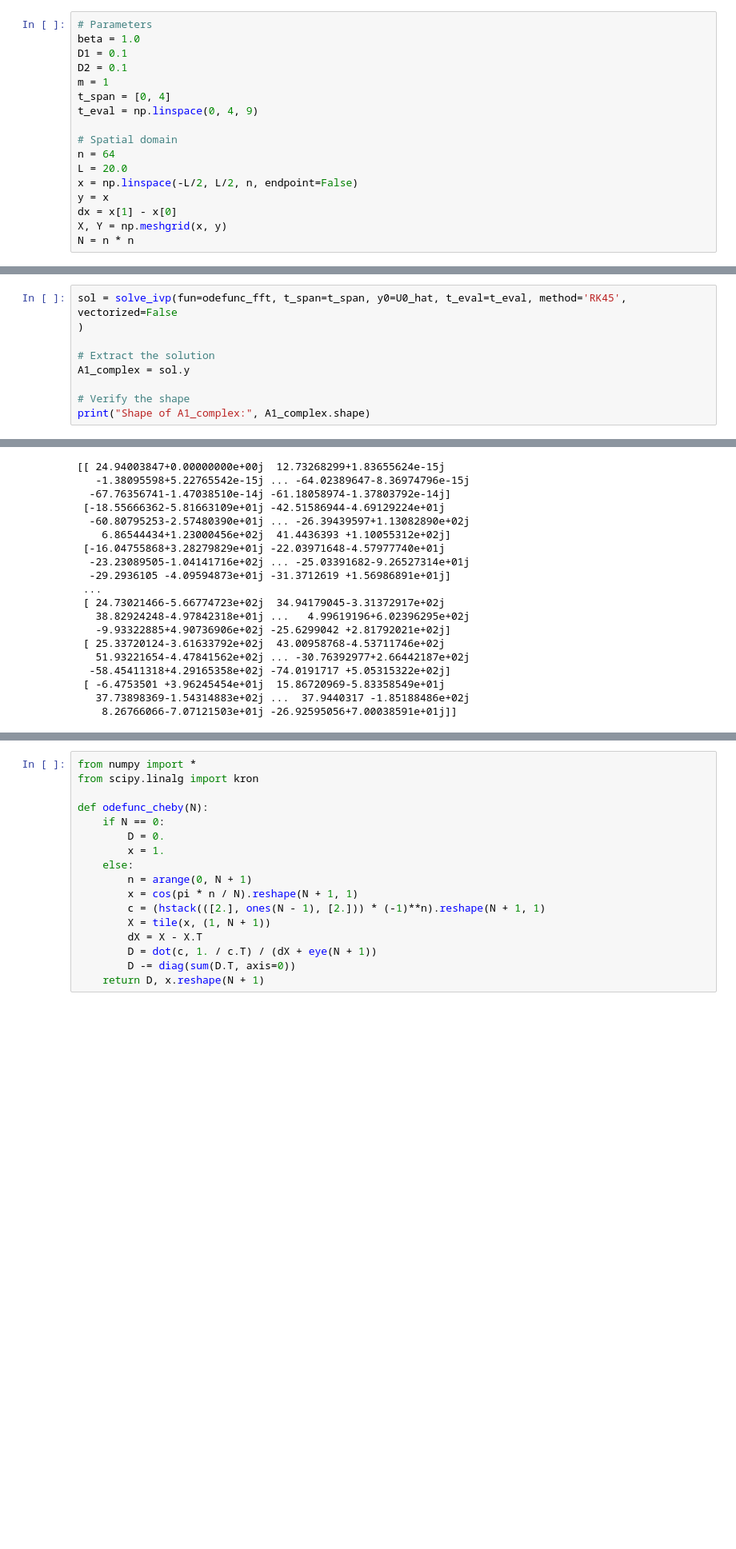
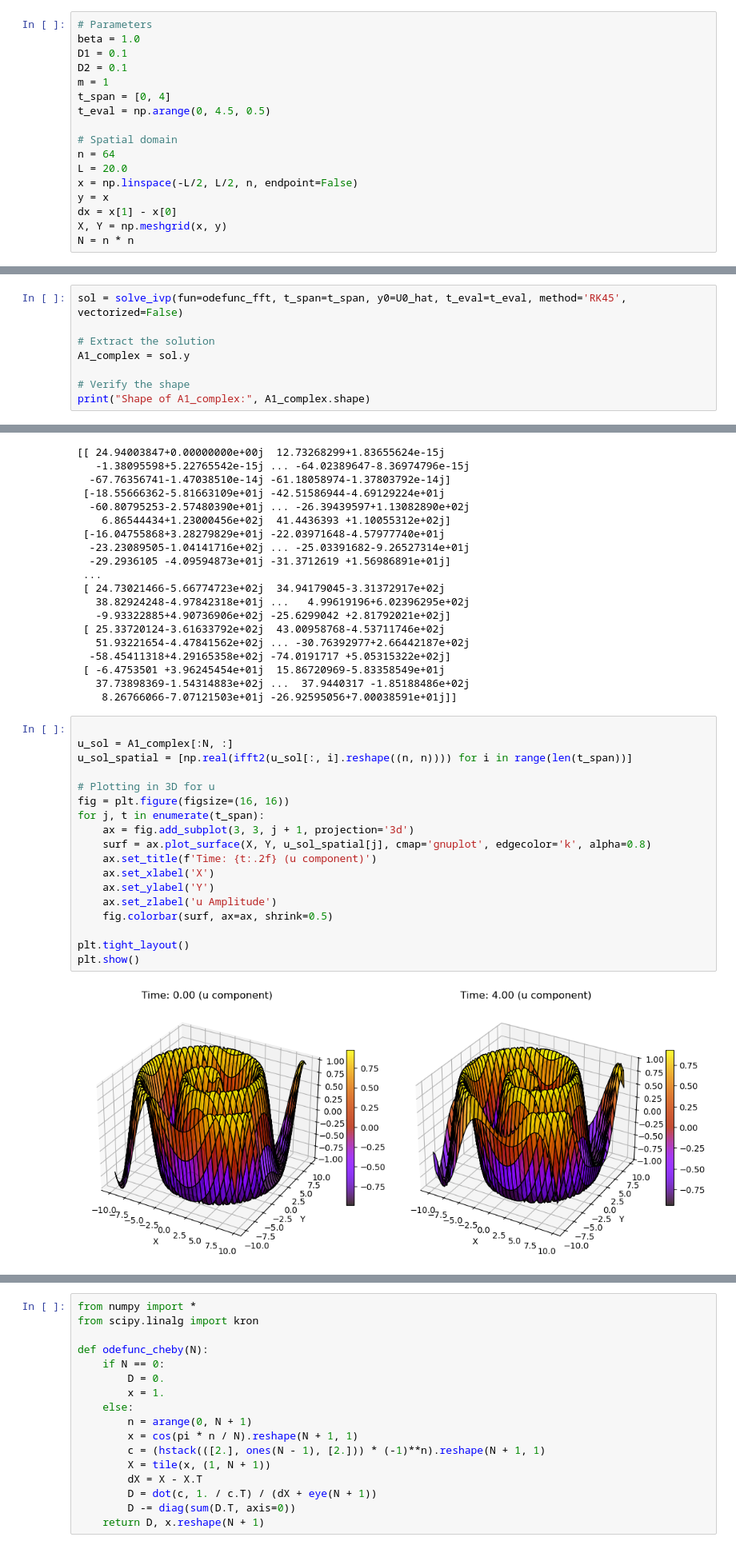
Before and after one commit to pranavrd/amath581, a Jupyter notebook: HW6/HW6.ipynb, the cells around one changed output, grey strips where cells are left out. Shown at 80% size. Drawn from its saved outputs; the diff is of its cells as text; blank space fills up the shorter version.

Commit message:
plot and movie

```diff
--- a/HW6/HW6.ipynb
+++ b/HW6/HW6.ipynb
@@ -17,7 +18,7 @@ D1 = 0.1
 D2 = 0.1
 m = 1
 t_span = [0, 4]
-t_eval = np.linspace(0, 4, 9)
+t_eval = np.arange(0, 4.5, 0.5)
 
 # Spatial domain
 n = 64
@@ -72,8 +73,7 @@ def odefunc_fft(t, Uvec_hat):
     dUdt_hat = np.hstack((ut_hat.flatten(), vt_hat.flatten()))
     return dUdt_hat
 # %%
-sol = solve_ivp(fun=odefunc_fft, t_span=t_span, y0=U0_hat, t_eval=t_eval, method='RK45', vectorized=False
-)
+sol = solve_ivp(fun=odefunc_fft, t_span=t_span, y0=U0_hat, t_eval=t_eval, method='RK45', vectorized=False)
 
 # Extract the solution
 A1_complex = sol.y
@@ -110,3 +110,23 @@ print(A1)
  [ -6.4753501 +3.96245454e+01j  15.86720969-5.83358549e+01j
    37.73898369-1.54314883e+02j ...  37.9440317 -1.85188486e+02j
     8.26766066-7.07121503e+01j -26.92595056+7.00038591e+01j]]
+# %%
+
+u_sol = A1_complex[:N, :]
+u_sol_spatial = [np.real(ifft2(u_sol[:, i].reshape((n, n)))) for i in range(len(t_span))]
+
+# Plotting in 3D for u
+fig = plt.figure(figsize=(16, 16))
+for j, t in enumerate(t_span):
+    ax = fig.add_subplot(3, 3, j + 1, projection='3d')
+    surf = ax.plot_surface(X, Y, u_sol_spatial[j], cmap='gnuplot', edgecolor='k', alpha=0.8)
+    ax.set_title(f'Time: {t:.2f} (u component)')
+    ax.set_xlabel('X')
+    ax.set_ylabel('Y')
+    ax.set_zlabel('u Amplitude')
+    fig.colorbar(surf, ax=ax, shrink=0.5)
+
+plt.tight_layout()
+plt.show()
+# %% [output]
+[figure, added]
```
Also changed, not shown: parts of 2 cells of this notebook, 2 other files.
